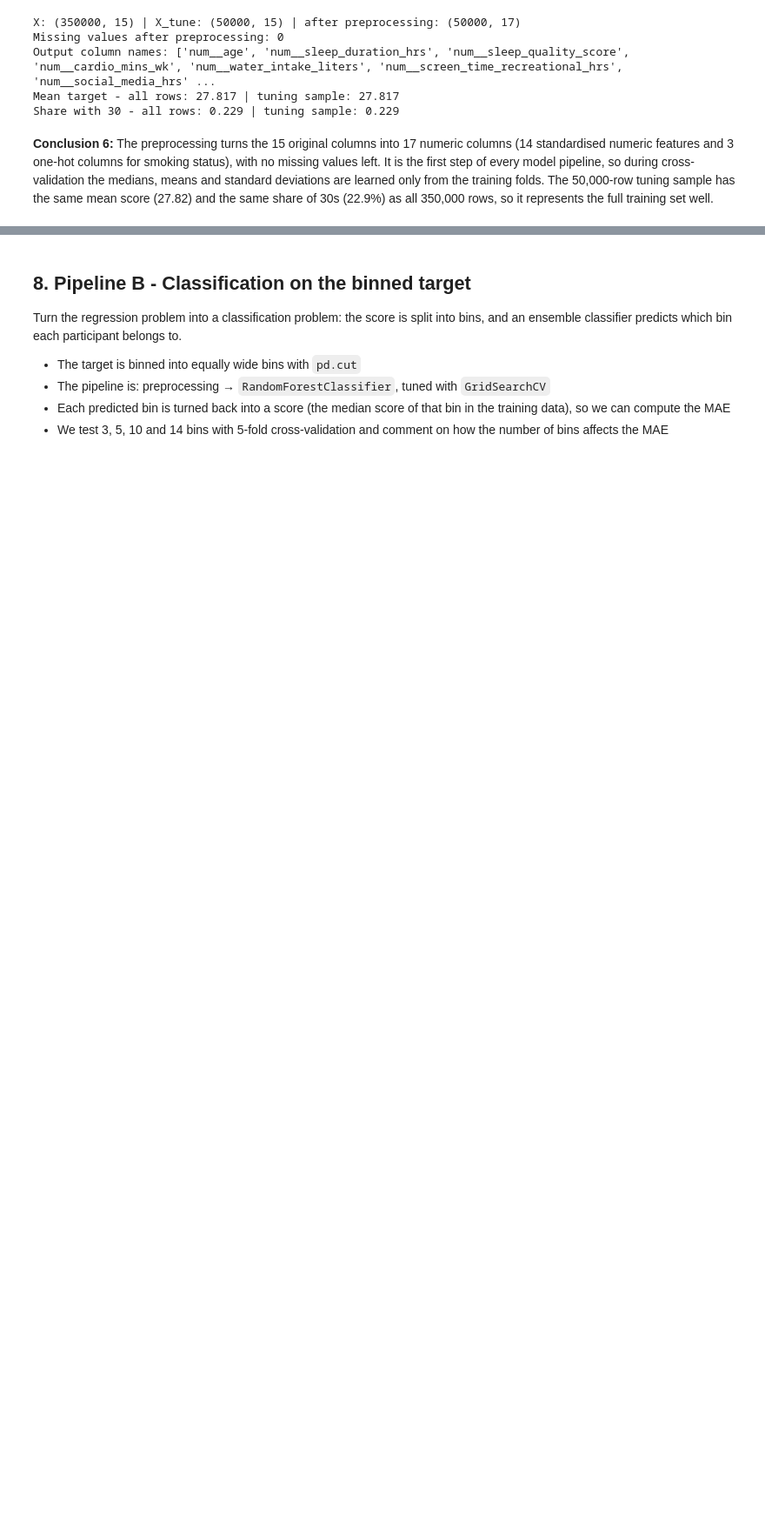
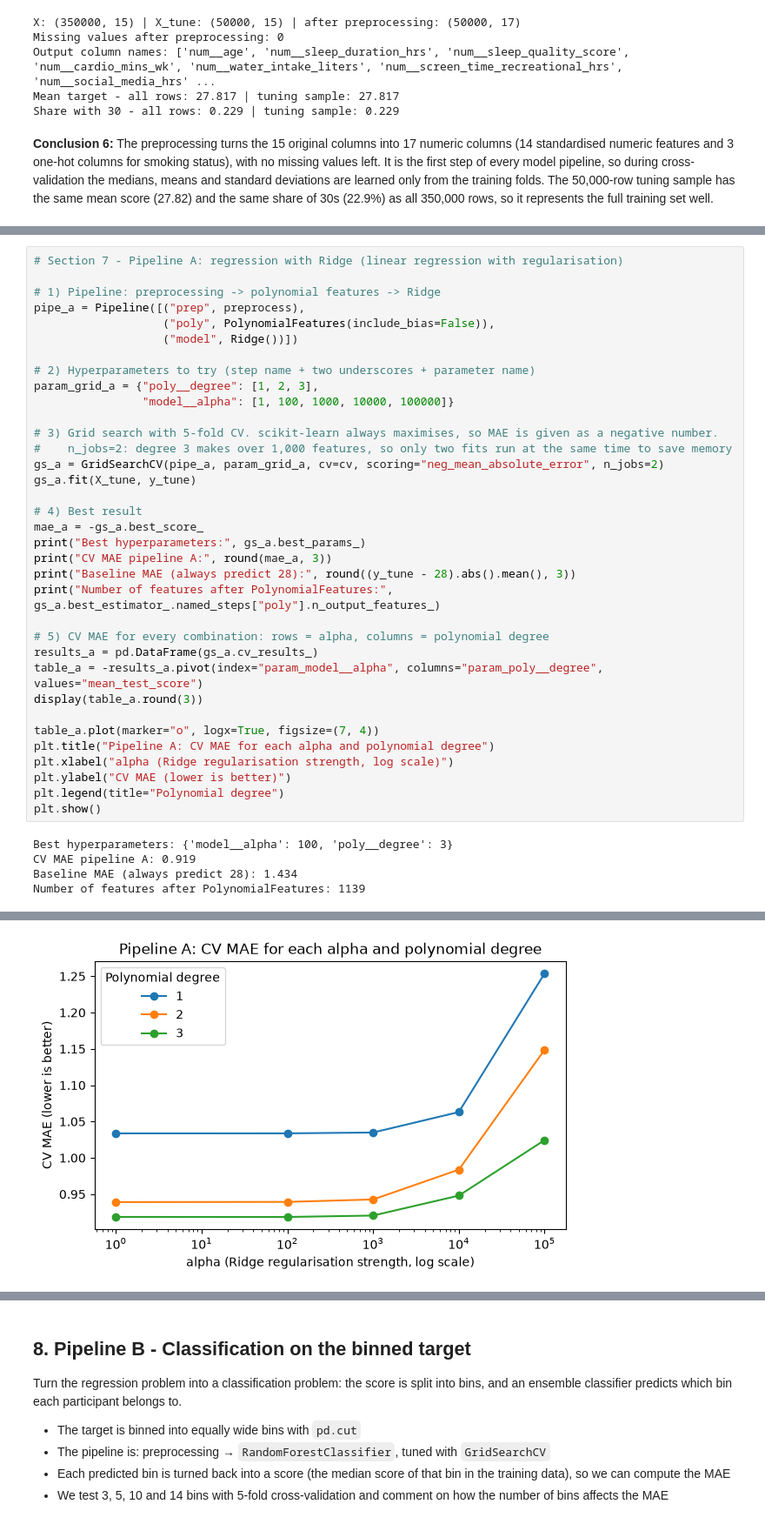
Before and after one commit to kacoew/DAT200-CAs, a Jupyter notebook: CA05_26H/CA5_Group6.ipynb, the cells around one changed output, grey strips where cells are left out. Shown at 87% size. Saved outputs shown, nothing was run; the diff lists cells and outputs as text; blank space fills up the shorter version.

Commit message:
Pipelines done

```diff
--- a/CA05_26H/CA5_Group6.ipynb
+++ b/CA05_26H/CA5_Group6.ipynb
@@ -448,0 +450,40 @@ Build our first model: a regression pipeline based on linear regression, which p
+# %%
+# Section 7 - Pipeline A: regression with Ridge (linear regression with regularisation)
+
+# 1) Pipeline: preprocessing -> polynomial features -> Ridge
+pipe_a = Pipeline([("prep", preprocess),
+                   ("poly", PolynomialFeatures(include_bias=False)),
+                   ("model", Ridge())])
+
+# 2) Hyperparameters to try (step name + two underscores + parameter name)
+param_grid_a = {"poly__degree": [1, 2, 3],
+                "model__alpha": [1, 100, 1000, 10000, 100000]}
+
+# 3) Grid search with 5-fold CV. scikit-learn always maximises, so MAE is given as a negative number.
+#    n_jobs=2: degree 3 makes over 1,000 features, so only two fits run at the same time to save memory
+gs_a = GridSearchCV(pipe_a, param_grid_a, cv=cv, scoring="neg_mean_absolute_error", n_jobs=2)
+gs_a.fit(X_tune, y_tune)
+
+# 4) Best result
+mae_a = -gs_a.best_score_
+print("Best hyperparameters:", gs_a.best_params_)
+print("CV MAE pipeline A:", round(mae_a, 3))
+print("Baseline MAE (always predict 28):", round((y_tune - 28).abs().mean(), 3))
+print("Number of features after PolynomialFeatures:", gs_a.best_estimator_.named_steps["poly"].n_output_features_)
+
+# 5) CV MAE for every combination: rows = alpha, columns = polynomial degree
+results_a = pd.DataFrame(gs_a.cv_results_)
+table_a = -results_a.pivot(index="param_model__alpha", columns="param_poly__degree", values="mean_test_score")
+display(table_a.round(3))
+
+table_a.plot(marker="o", logx=True, figsize=(7, 4))
+plt.title("Pipeline A: CV MAE for each alpha and polynomial degree")
+plt.xlabel("alpha (Ridge regularisation strength, log scale)")
+plt.ylabel("CV MAE (lower is better)")
+plt.legend(title="Polynomial degree")
+plt.show()
+# %% [output]
+Best hyperparameters: {'model__alpha': 100, 'poly__degree': 3}
+CV MAE pipeline A: 0.919
+Baseline MAE (always predict 28): 1.434
+Number of features after PolynomialFeatures: 1139
@@ -448,0 +497 @@ Build our first model: a regression pipeline based on linear regression, which p
+[figure, added]
```
Also changed, not shown: parts of 15 cells of this notebook.
